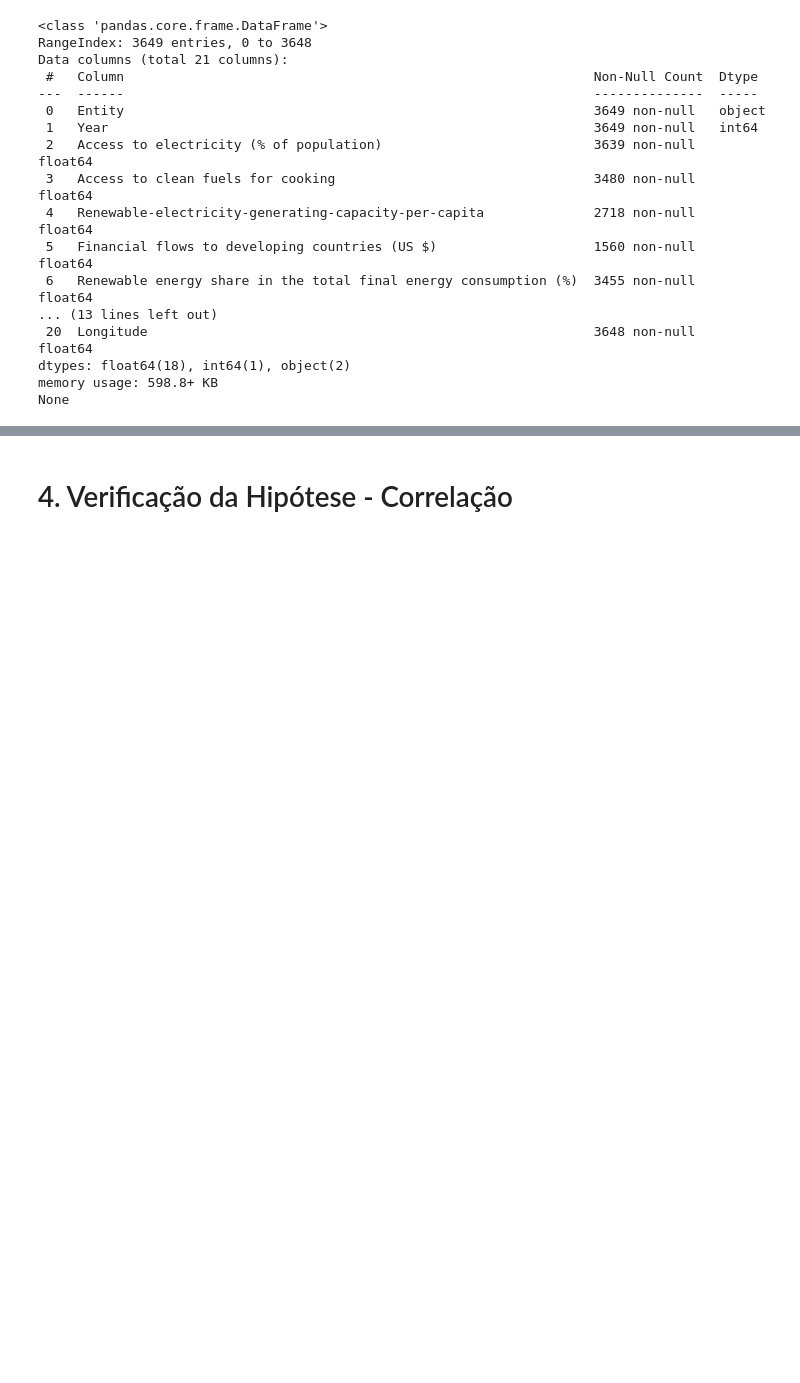
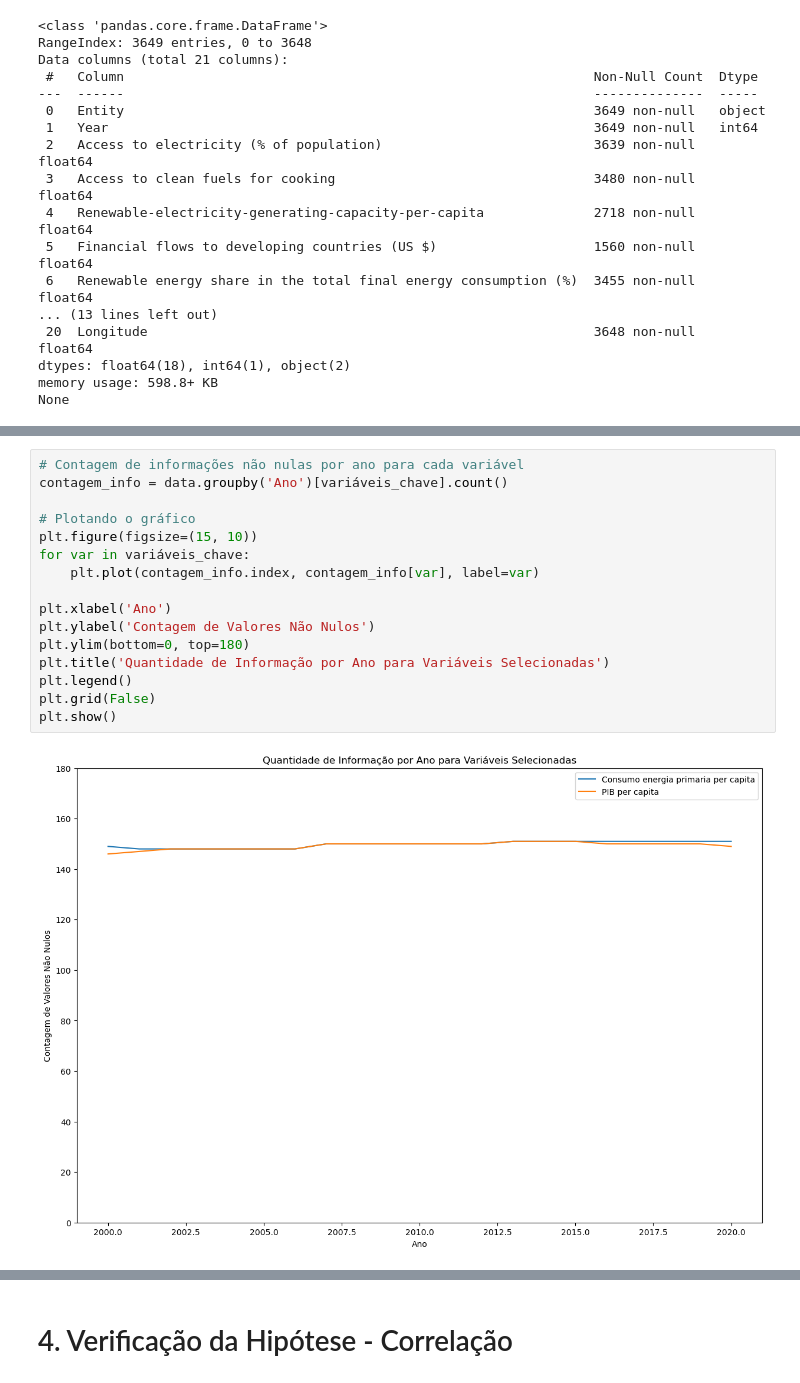
Before and after one commit to Felipefalex/Projeto-Sustainable-Energy, a Jupyter notebook: sustainable_energy.ipynb, the cells around one changed output, grey strips where cells are left out. Cells and saved outputs as stored; diff of their text form; blank space fills up the shorter version.

```diff
--- a/sustainable_energy.ipynb
+++ b/sustainable_energy.ipynb
@@ -413,0 +198,18 @@ data
+# %%
+# Contagem de informações não nulas por ano para cada variável
+contagem_info = data.groupby('Ano')[variáveis_chave].count()
+
+# Plotando o gráfico
+plt.figure(figsize=(15, 10))
+for var in variáveis_chave:
+    plt.plot(contagem_info.index, contagem_info[var], label=var)
+
+plt.xlabel('Ano')
+plt.ylabel('Contagem de Valores Não Nulos')
+plt.ylim(bottom=0, top=180)
+plt.title('Quantidade de Informação por Ano para Variáveis Selecionadas')
+plt.legend()
+plt.grid(False)
+plt.show()
+# %% [output]
+[figure, added]
```
Also changed, not shown: parts of 47 cells of this notebook.
